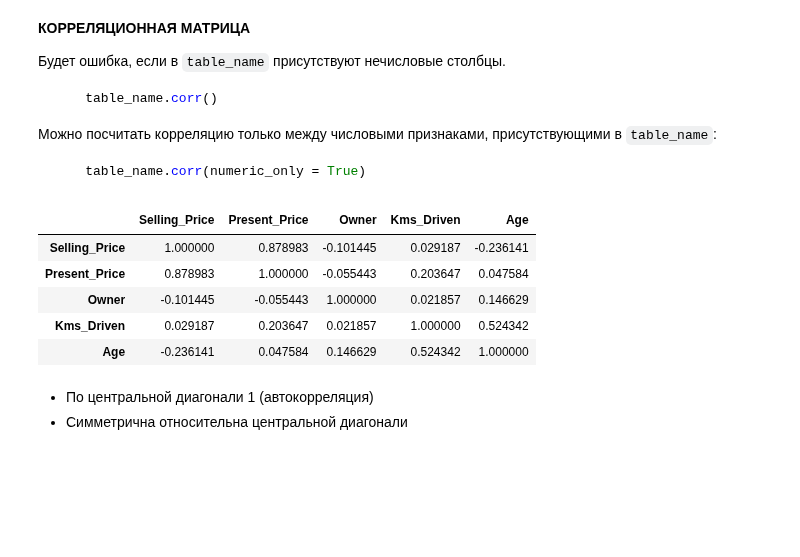
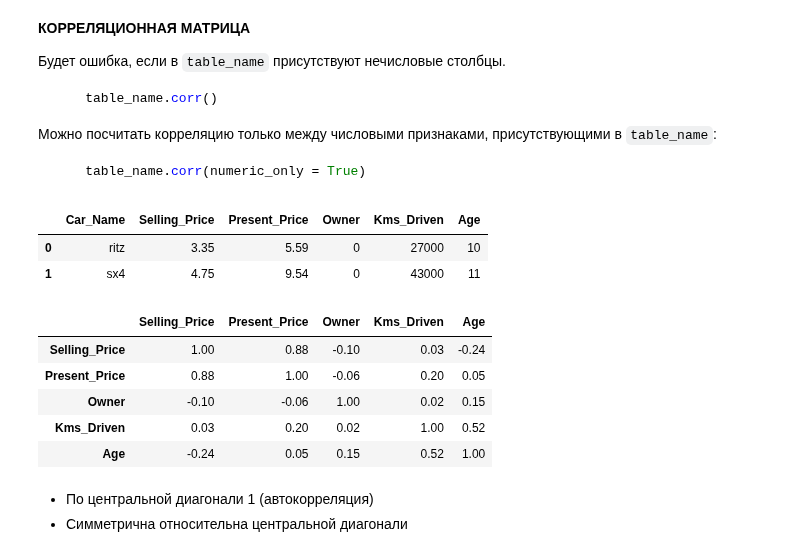
Before and after one commit to ksumarshmallow/Data-Analysis-Media-24, a Jupyter notebook: Seminars/Sem8/Sem8.ipynb, the cells around one changed output. Drawn from its saved outputs; the diff is of its cells as text; code cells hidden in the pictures; blank space fills up the shorter version.

````diff
--- a/Seminars/Sem8/Sem8.ipynb
+++ b/Seminars/Sem8/Sem8.ipynb
@@ -122,15 +152,21 @@ df.plot('Selling_Price', 'Present_Price', kind = "scatter")
 ``` python
     table_name.corr(numeric_only = True)
 ```
+# %%
+df.head(2)
+# %% [output]
+|  | Car_Name | Selling_Price | Present_Price | Owner | Kms_Driven | Age |
+| 0 | ritz | 3.35 | 5.59 | 0 | 27000 | 10 |
+| 1 | sx4 | 4.75 | 9.54 | 0 | 43000 | 11 |
 # %%
-df.corr(numeric_only = True)
+df.corr(numeric_only = True).round(2)
 # %% [output]
 |  | Selling_Price | Present_Price | Owner | Kms_Driven | Age |
-| Selling_Price | 1.000000 | 0.878983 | -0.101445 | 0.029187 | -0.236141 |
-| Present_Price | 0.878983 | 1.000000 | -0.055443 | 0.203647 | 0.047584 |
-| Owner | -0.101445 | -0.055443 | 1.000000 | 0.021857 | 0.146629 |
-| Kms_Driven | 0.029187 | 0.203647 | 0.021857 | 1.000000 | 0.524342 |
-| Age | -0.236141 | 0.047584 | 0.146629 | 0.524342 | 1.000000 |
+| Selling_Price | 1.00 | 0.88 | -0.10 | 0.03 | -0.24 |
+| Present_Price | 0.88 | 1.00 | -0.06 | 0.20 | 0.05 |
+| Owner | -0.10 | -0.06 | 1.00 | 0.02 | 0.15 |
+| Kms_Driven | 0.03 | 0.20 | 0.02 | 1.00 | 0.52 |
+| Age | -0.24 | 0.05 | 0.15 | 0.52 | 1.00 |
 # %% [markdown]
 + По центральной диагонали 1 (автокорреляция)
 + Симметрична относительна центральной диагонали
````
Also changed, not shown: parts of 10 cells of this notebook.
